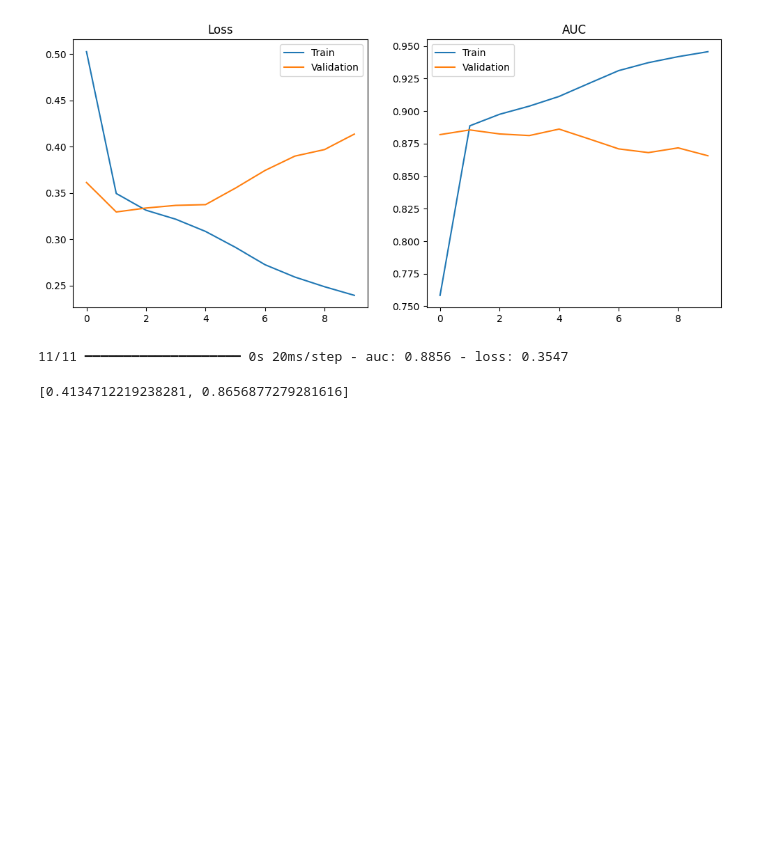
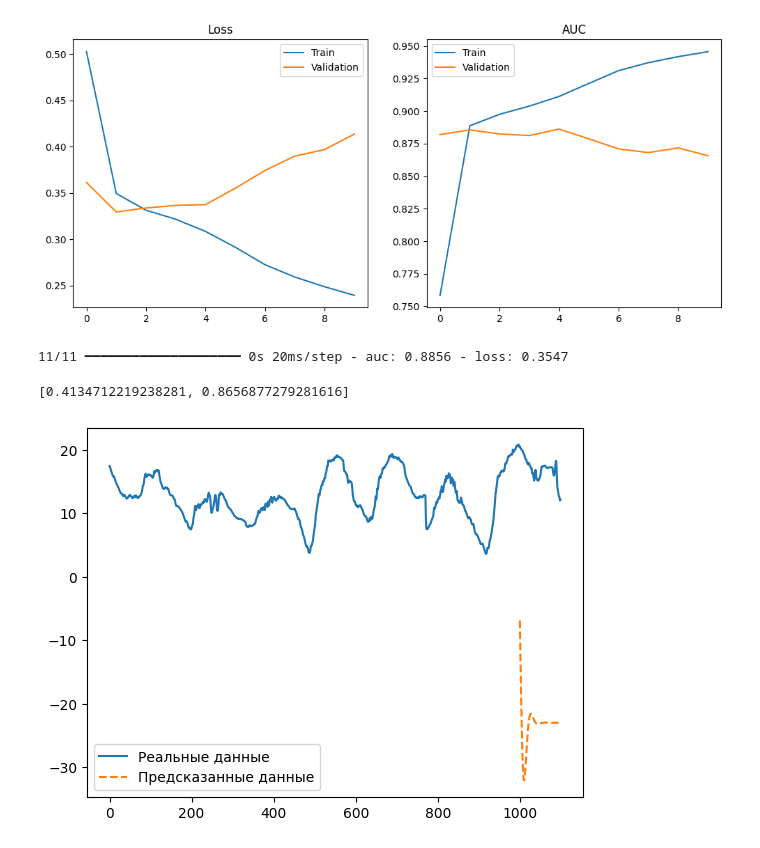
Before and after one commit to Yurekkk/Neironki, a Jupyter notebook: Lab-6.ipynb, the cells around one changed output. Saved outputs shown, nothing was run; the diff lists cells and outputs as text; code cells hidden in the pictures; blank space fills up the shorter version.

```diff
--- a/Lab-6.ipynb
+++ b/Lab-6.ipynb
@@ -131,2 +97,6 @@ Y_train = processed["rainfall"]
+# %%
+# Смещаем значения на 1, чтобы было, что предсказывать
+Y_train = df[1:]
+X_train = df[:-1]
 # %%
 X_train, X_val, Y_train, Y_val = train_test_split(X_train, Y_train, test_size=0.2, random_state=1337, shuffle=False)
@@ -154,7 +124,7 @@ model_gru = keras.Sequential([
 ])
 # %%
-model_gru.compile(optimizer=keras.optimizers.Adam(learning_rate=0.01),
-                loss=keras.losses.BinaryCrossentropy,
-                metrics=[keras.metrics.AUC(curve="ROC")])
+model.compile(optimizer=keras.optimizers.Adam(learning_rate=0.01),
+                loss=keras.losses.MeanSquaredError,
+                metrics=[keras.metrics.MeanAbsoluteError])
 # %%
-history = model_gru.fit(X_train_seq, Y_train_seq, validation_data=(X_val_seq, Y_val_seq), epochs=10)
+history = model.fit(X_train_seq, Y_train_seq, validation_data=(X_val_seq, Y_val_seq), batch_size=100, epochs=10)
@@ -202,3 +151,38 @@ model_gru.evaluate(X_val_seq, Y_val_seq)
 # %% [output]
 11/11 ━━━━━━━━━━━━━━━━━━━━ 0s 20ms/step - auc: 0.8856 - loss: 0.3547
 [0.4134712219238281, 0.8656877279281616]
+# %%
+# Рекурсивно предсказываем значения (потом плотится только температура)
+
+len_of_start = window_len
+len_of_predictions = 100
+
+start = X_val[:len_of_start]
+pred = np.zeros((0, num_of_features))
+
+for i in tqdm(range(len_of_predictions)):
+    inp = np.vstack((start[i:], pred))
+    inp = np.expand_dims(inp, axis=0)
+    new_pred = model.predict(inp, verbose=0)
+    pred = np.vstack((pred, new_pred[0, -1]))
+# %%
+# Отображаем реальное и предсказанное
+
+real = X_val[:len_of_start+len_of_predictions]
+
+real = scaler.inverse_transform(real)
+pred = scaler.inverse_transform(pred)
+
+temperature_index = 1
+real = real[:, temperature_index]
+pred = pred[:, temperature_index]
+
+plt.plot(real, label="Реальные данные", color="tab:blue")
+plt.plot(range(len_of_start, len_of_start + len_of_predictions),
+         pred, label="Предсказанные данные", linestyle="--", color="tab:orange")
+
+plt.title("Температура воздуха")
+plt.legend()
+plt.show()
+# %% [output]
+[figure, added]
```
Also changed, not shown: parts of 20 cells of this notebook, 4 other files.
